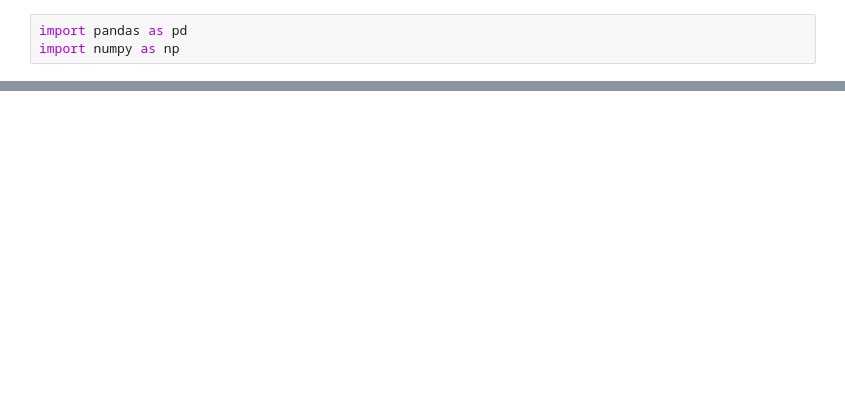
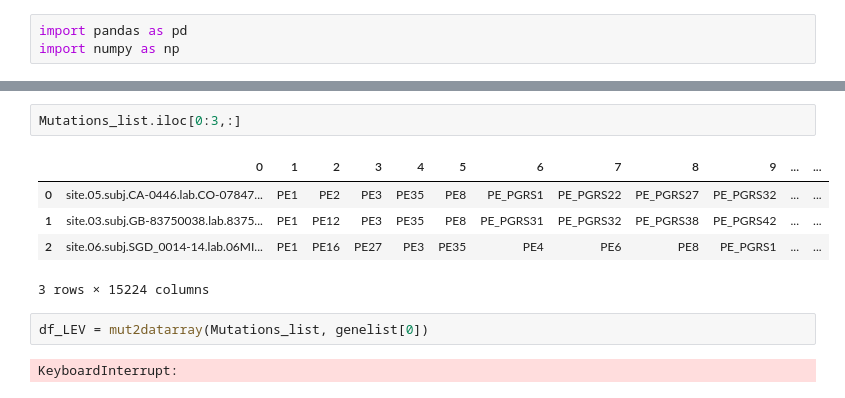
Before and after one commit to VinylBr/DeepLearningvsML_TBResistancePrediction, a Jupyter notebook: Main.ipynb, the cells around one changed output, grey strips where cells are left out. Cells and saved outputs as stored; diff of their text form; blank space fills up the shorter version.

```diff
--- a/Main.ipynb
+++ b/Main.ipynb
@@ -11,0 +83,12 @@ ParserError: Error tokenizing data. C error: Expected 1264 fields in line 4, saw
+# %%
+Mutations_list.iloc[0:3,:]
+# %% [output]
+|  | 0 | 1 | 2 | 3 | 4 | 5 | 6 | 7 | 8 | 9 | ... | ... |
+| 0 | site.05.subj.CA-0446.lab.CO-07847... | PE1 | PE2 | PE3 | PE35 | PE8 | PE_PGRS1 | PE_PGRS22 | PE_PGRS27 | PE_PGRS32 | ... | ... |
+| 1 | site.03.subj.GB-83750038.lab.8375... | PE1 | PE12 | PE3 | PE35 | PE8 | PE_PGRS31 | PE_PGRS32 | PE_PGRS38 | PE_PGRS42 | ... | ... |
+| 2 | site.06.subj.SGD_0014-14.lab.06MI... | PE1 | PE16 | PE27 | PE3 | PE35 | PE4 | PE6 | PE8 | PE_PGRS1 | ... | ... |
+3 rows × 15224 columns
+# %%
+df_LEV = mut2datarray(Mutations_list, genelist[0])
+# %% [output]
+KeyboardInterrupt:
```
Also changed, not shown: parts of 13 cells of this notebook.
